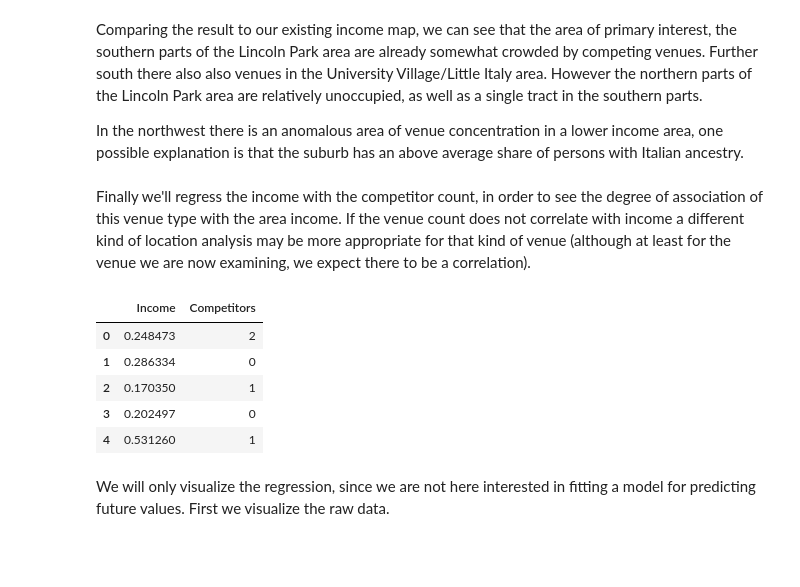
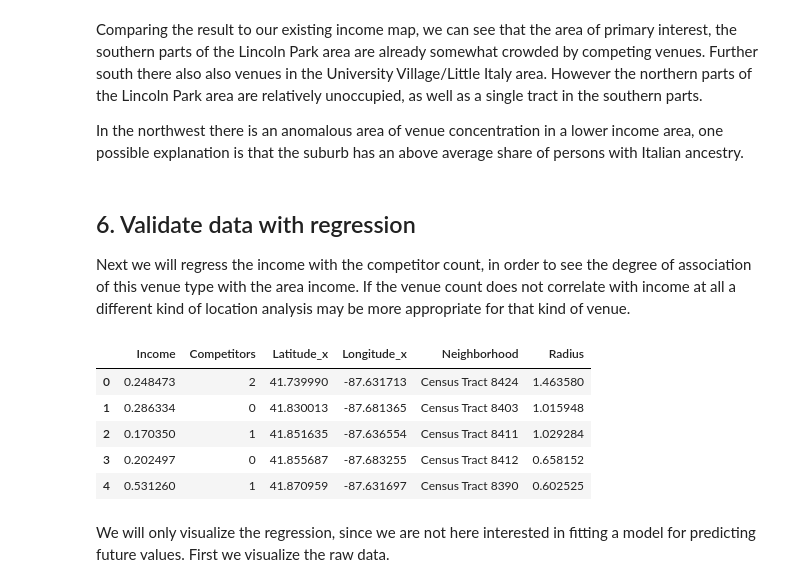
Before and after one commit to swanalyst/Coursera_Capstone, a Jupyter notebook: Coursera_Capstone.ipynb, the cells around one changed output. Cells and saved outputs as stored; diff of their text form; code cells hidden in the pictures; blank space fills up the shorter version.

```diff
--- a/Coursera_Capstone.ipynb
+++ b/Coursera_Capstone.ipynb
@@ -368,19 +374,21 @@ Comparing the result to our existing income map, we can see that the area of pri
 
 In the northwest there is an anomalous area of venue concentration in a lower income area, one possible explanation is that the suburb has an above average share of persons with Italian ancestry.
 # %% [markdown]
-Finally we'll regress the income with the competitor count, in order to see the degree of association of this venue type with the area income. If the venue count does not correlate with income a different kind of location analysis may be more appropriate for that kind of venue (although at least for the venue we are now examining, we expect there to be a correlation).
+<h2>6. Validate data with regression</h2> <a name="regr"></a>
+
+Next we will regress the income with the competitor count, in order to see the degree of association of this venue type with the area income. If the venue count does not correlate with income at all a different kind of location analysis may be more appropriate for that kind of venue.
 # %%
 merged2 = pd.merge(merged, competitors, on='Neighborhood')
 merged2.dropna(inplace=True)
-merged2 = merged2[['Income','Competitors']]
+merged2 = merged2[['Income','Competitors','Latitude_x','Longitude_x','Neighborhood','Radius']]
 merged2.head()
 # %% [output]
-|  | Income | Competitors |
-| 0 | 0.248473 | 2 |
-| 1 | 0.286334 | 0 |
-| 2 | 0.170350 | 1 |
-| 3 | 0.202497 | 0 |
-| 4 | 0.531260 | 1 |
+|  | Income | Competitors | Latitude_x | Longitude_x | Neighborhood | Radius |
+| 0 | 0.248473 | 2 | 41.739990 | -87.631713 | Census Tract 8424 | 1.463580 |
+| 1 | 0.286334 | 0 | 41.830013 | -87.681365 | Census Tract 8403 | 1.015948 |
+| 2 | 0.170350 | 1 | 41.851635 | -87.636554 | Census Tract 8411 | 1.029284 |
+| 3 | 0.202497 | 0 | 41.855687 | -87.683255 | Census Tract 8412 | 0.658152 |
+| 4 | 0.531260 | 1 | 41.870959 | -87.631697 | Census Tract 8390 | 0.602525 |
 # %% [markdown]
 We will only visualize the regression, since we are not here interested in fitting a model for predicting future values. First we visualize the raw data.
 # %%
```
Also changed, not shown: parts of 12 cells of this notebook.
